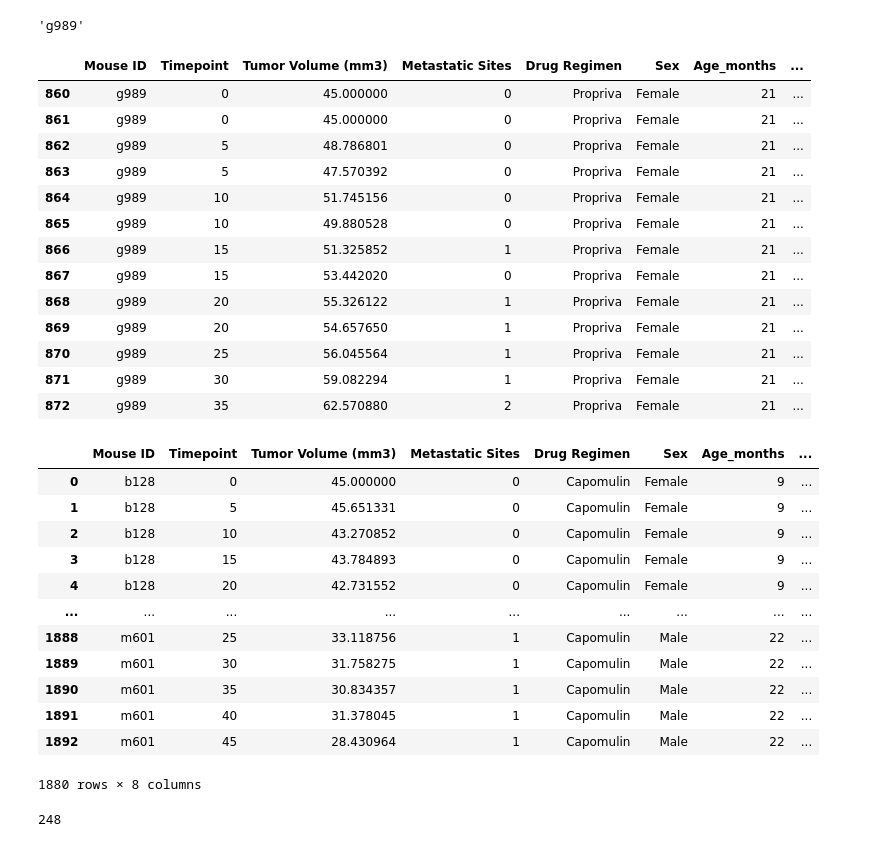
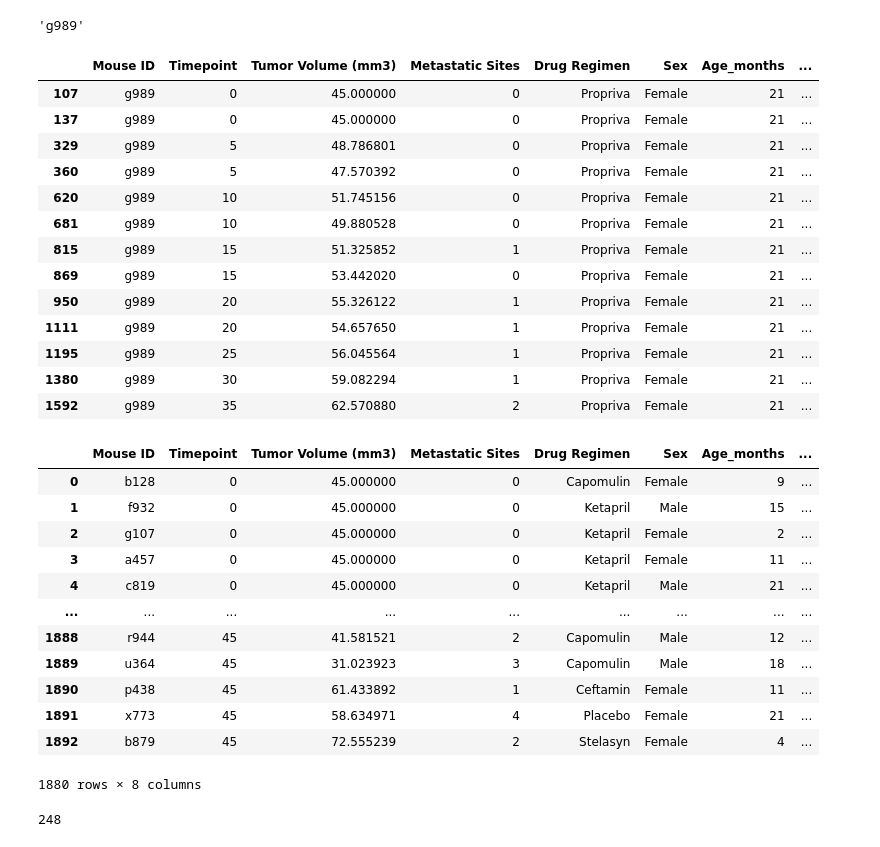
Before and after one commit to atmetz/matplotlib-challenge, a Jupyter notebook: pymaceuticals.ipynb, the cells around one changed output. Drawn from its saved outputs; the diff is of its cells as text; code cells hidden in the pictures.

```diff
--- a/pymaceuticals.ipynb
+++ b/pymaceuticals.ipynb
@@ -40,49 +41,47 @@ mouse_count
 249
 # %%
 # Getting the duplicate mice by ID number that shows up for Mouse ID and Timepoint.
-unique_mouse = "g989"
-unique_mouse
+duplicate_mouse = "g989"
+duplicate_mouse
 # %% [output]
 'g989'
 # %%
 # Optional: Get all the data for the duplicate mouse ID.
-duplicate_mouse = mouse_study_df.loc[mouse_study_df["Mouse ID"] == unique_mouse, :]
-duplicate_mouse.head(15)
+duplicate_mouse_df = mouse_study_df.loc[mouse_study_df["Mouse ID"] == duplicate_mouse, :]
+duplicate_mouse_df.head(15)
 # %% [output]
 |  | Mouse ID | Timepoint | Tumor Volume (mm3) | Metastatic Sites | Drug Regimen | Sex | Age_months | ... |
-| 860 | g989 | 0 | 45.000000 | 0 | Propriva | Female | 21 | ... |
-| 861 | g989 | 0 | 45.000000 | 0 | Propriva | Female | 21 | ... |
-| 862 | g989 | 5 | 48.786801 | 0 | Propriva | Female | 21 | ... |
-| 863 | g989 | 5 | 47.570392 | 0 | Propriva | Female | 21 | ... |
-| 864 | g989 | 10 | 51.745156 | 0 | Propriva | Female | 21 | ... |
-| 865 | g989 | 10 | 49.880528 | 0 | Propriva | Female | 21 | ... |
-| 866 | g989 | 15 | 51.325852 | 1 | Propriva | Female | 21 | ... |
-| 867 | g989 | 15 | 53.442020 | 0 | Propriva | Female | 21 | ... |
-| 868 | g989 | 20 | 55.326122 | 1 | Propriva | Female | 21 | ... |
-| 869 | g989 | 20 | 54.657650 | 1 | Propriva | Female | 21 | ... |
-| 870 | g989 | 25 | 56.045564 | 1 | Propriva | Female | 21 | ... |
-| 871 | g989 | 30 | 59.082294 | 1 | Propriva | Female | 21 | ... |
-| 872 | g989 | 35 | 62.570880 | 2 | Propriva | Female | 21 | ... |
+| 107 | g989 | 0 | 45.000000 | 0 | Propriva | Female | 21 | ... |
+| 137 | g989 | 0 | 45.000000 | 0 | Propriva | Female | 21 | ... |
+| 329 | g989 | 5 | 48.786801 | 0 | Propriva | Female | 21 | ... |
+| 360 | g989 | 5 | 47.570392 | 0 | Propriva | Female | 21 | ... |
+| 620 | g989 | 10 | 51.745156 | 0 | Propriva | Female | 21 | ... |
+| 681 | g989 | 10 | 49.880528 | 0 | Propriva | Female | 21 | ... |
+| 815 | g989 | 15 | 51.325852 | 1 | Propriva | Female | 21 | ... |
+| 869 | g989 | 15 | 53.442020 | 0 | Propriva | Female | 21 | ... |
+| 950 | g989 | 20 | 55.326122 | 1 | Propriva | Female | 21 | ... |
+| 1111 | g989 | 20 | 54.657650 | 1 | Propriva | Female | 21 | ... |
+| 1195 | g989 | 25 | 56.045564 | 1 | Propriva | Female | 21 | ... |
+| 1380 | g989 | 30 | 59.082294 | 1 | Propriva | Female | 21 | ... |
+| 1592 | g989 | 35 | 62.570880 | 2 | Propriva | Female | 21 | ... |
 # %%
 # Create a clean DataFrame by dropping the duplicate mouse by its ID.
-for x in mouse_study_df.index:
-    if mouse_study_df.loc[x, "Mouse ID"] == unique_mouse:
-        mouse_study_df.drop(x, inplace=True)
+cleaned_mouse_study_df = mouse_study_df.loc[mouse_study_df["Mouse ID"] != duplicate_mouse]
 
-mouse_study_df
+cleaned_mouse_study_df
 # %% [output]
 |  | Mouse ID | Timepoint | Tumor Volume (mm3) | Metastatic Sites | Drug Regimen | Sex | Age_months | ... |
 | 0 | b128 | 0 | 45.000000 | 0 | Capomulin | Female | 9 | ... |
-| 1 | b128 | 5 | 45.651331 | 0 | Capomulin | Female | 9 | ... |
-| 2 | b128 | 10 | 43.270852 | 0 | Capomulin | Female | 9 | ... |
-| 3 | b128 | 15 | 43.784893 | 0 | Capomulin | Female | 9 | ... |
-| 4 | b128 | 20 | 42.731552 | 0 | Capomulin | Female | 9 | ... |
+| 1 | f932 | 0 | 45.000000 | 0 | Ketapril | Male | 15 | ... |
+| 2 | g107 | 0 | 45.000000 | 0 | Ketapril | Female | 2 | ... |
+| 3 | a457 | 0 | 45.000000 | 0 | Ketapril | Female | 11 | ... |
+| 4 | c819 | 0 | 45.000000 | 0 | Ketapril | Male | 21 | ... |
 | ... | ... | ... | ... | ... | ... | ... | ... | ... |
-| 1888 | m601 | 25 | 33.118756 | 1 | Capomulin | Male | 22 | ... |
-| 1889 | m601 | 30 | 31.758275 | 1 | Capomulin | Male | 22 | ... |
-| 1890 | m601 | 35 | 30.834357 | 1 | Capomulin | Male | 22 | ... |
-| 1891 | m601 | 40 | 31.378045 | 1 | Capomulin | Male | 22 | ... |
-| 1892 | m601 | 45 | 28.430964 | 1 | Capomulin | Male | 22 | ... |
+| 1888 | r944 | 45 | 41.581521 | 2 | Capomulin | Male | 12 | ... |
+| 1889 | u364 | 45 | 31.023923 | 3 | Capomulin | Male | 18 | ... |
+| 1890 | p438 | 45 | 61.433892 | 1 | Ceftamin | Female | 11 | ... |
+| 1891 | x773 | 45 | 58.634971 | 4 | Placebo | Female | 21 | ... |
+| 1892 | b879 | 45 | 72.555239 | 2 | Stelasyn | Female | 4 | ... |
 1880 rows × 8 columns
 # %%
 # Checking the number of mice in the clean DataFrame.
```
Also changed, not shown: parts of 5 cells of this notebook.
